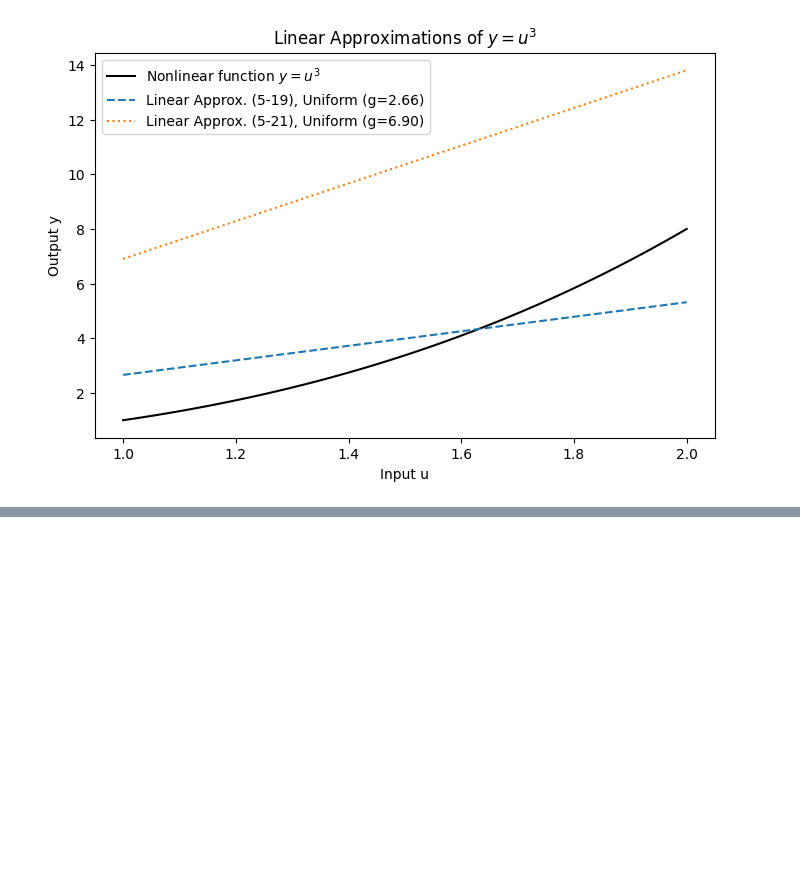
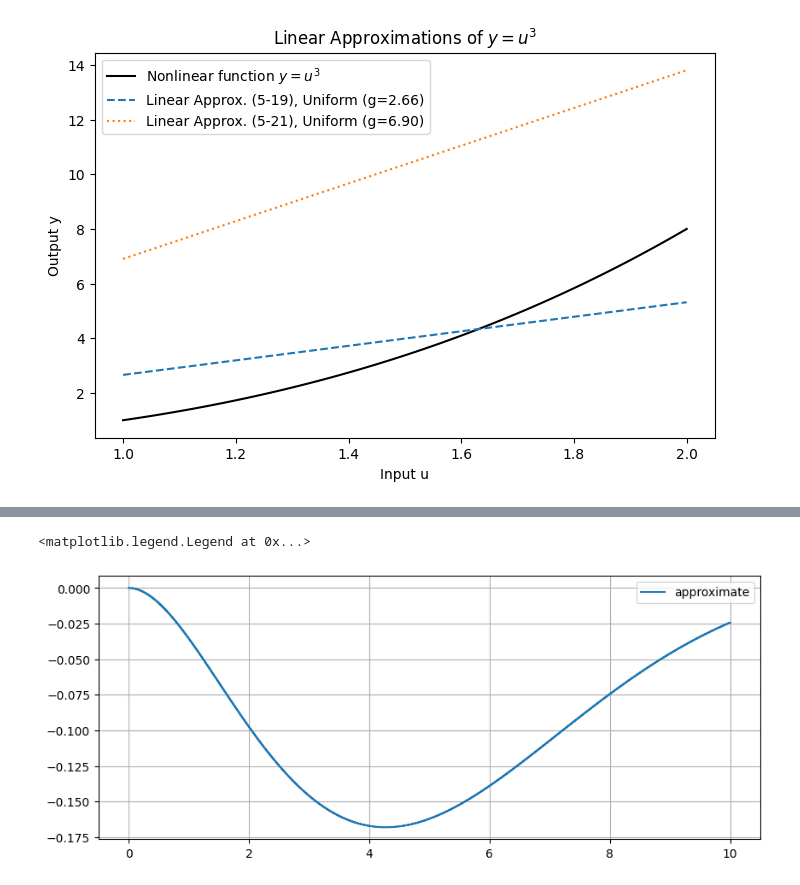
Before and after one commit to Dany-L/SecGen, a Jupyter notebook: scripts/notebooks/linear_approximation_nonlinear_system.ipynb, the cells around one changed output, grey strips where cells are left out. Saved outputs shown, nothing was run; the diff lists cells and outputs as text; code cells hidden in the pictures; blank space fills up the shorter version.

```diff
--- a/scripts/notebooks/linear_approximation_nonlinear_system.ipynb
+++ b/scripts/notebooks/linear_approximation_nonlinear_system.ipynb
@@ -121,0 +168,28 @@ Normal:  g_19 = 2.6549, g_21 = 6.9767
+# %%
+def discretize(A,B,C,D,dt, approximate=False):
+    nx = A.shape[0]
+    if approximate:
+        Ad = np.eye(nx)+A*dt
+        Bd = B*dt
+    else:
+        Ad = np.exp(A*dt)
+        Bd = np.linalg.inv(A) @ (Ad - np.eye(nx)) @ B
+    Cd = C
+    Dd = D
+
+    return Ad,Bd,Cd,Dd
+# %%
+dt = 0.01
+# Ad, Bd, Cd, Dd = discretize(A,B,C,D, dt)
+# t, y = sig.dstep((Ad,Bd,Cd,Dd,dt), t=[0,10])
+Ad, Bd, Cd, Dd = discretize(A,B,C,D, dt, approximate=True)
+t, ya = sig.dstep((Ad,Bd,Cd,Dd,dt), t=[0,10])
+
+fig, ax = plt.subplots(figsize=(10,4))
+# ax.plot(t, y[0], label='exact')
+ax.step(t,ya[0], label='approximate')
+ax.grid()
+ax.legend()
+# %% [output]
+<matplotlib.legend.Legend at 0x...>
+[figure, added]
```
Also changed, not shown: parts of 1 cell of this notebook, 14 other files.
